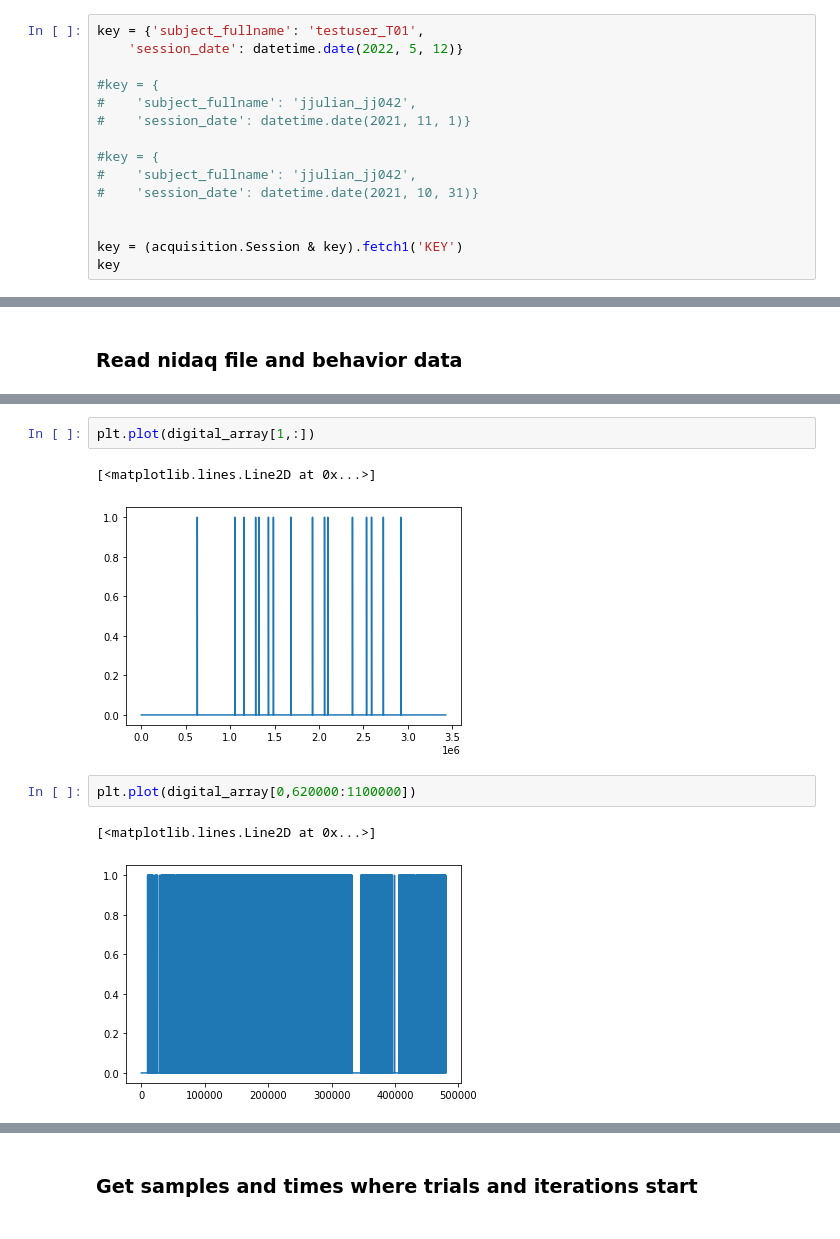
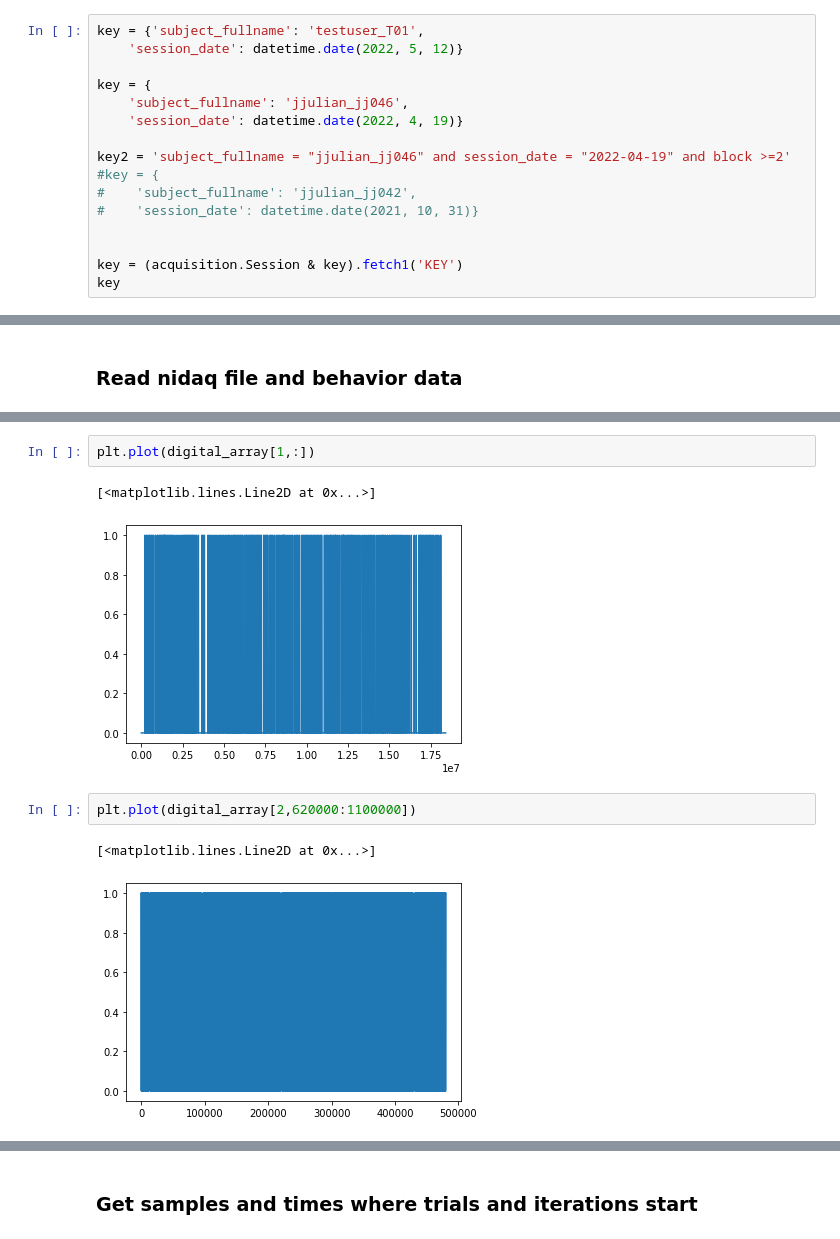
Before and after one commit to BrainCOGS/U19-pipeline-python, a Jupyter notebook: notebooks/ephys_element/check_sync_notebook-new_method.ipynb, the cells around one changed output, grey strips where cells are left out. Cells and saved outputs as stored; diff of their text form.

```diff
--- a/notebooks/ephys_element/check_sync_notebook-new_method.ipynb
+++ b/notebooks/ephys_element/check_sync_notebook-new_method.ipynb
@@ -30,10 +30,11 @@ Connecting alvaros@datajoint00.pni.princeton.edu:3306
 key = {'subject_fullname': 'testuser_T01',
     'session_date': datetime.date(2022, 5, 12)}
 
-#key = {
-#    'subject_fullname': 'jjulian_jj042',
-#    'session_date': datetime.date(2021, 11, 1)}
+key = {
+    'subject_fullname': 'jjulian_jj046',
+    'session_date': datetime.date(2022, 4, 19)}
 
+key2 = 'subject_fullname = "jjulian_jj046" and session_date = "2022-04-19" and block >=2'
 #key = {
 #    'subject_fullname': 'jjulian_jj042',
 #    'session_date': datetime.date(2021, 10, 31)}
@@ -111,11 +113,11 @@ nChan: 9, nFileSamp: 3424640
 plt.plot(digital_array[1,:])
 # %% [output]
 [<matplotlib.lines.Line2D at 0x...>]
-[figure, old version]
+[figure, new version]
 # %%
-plt.plot(digital_array[0,620000:1100000])
+plt.plot(digital_array[2,620000:1100000])
 # %% [output]
 [<matplotlib.lines.Line2D at 0x...>]
-[figure, old version]
+[figure, new version]
 # %%
 digital_array
```
Also changed, not shown: parts of 13 cells of this notebook, 1 other file.
